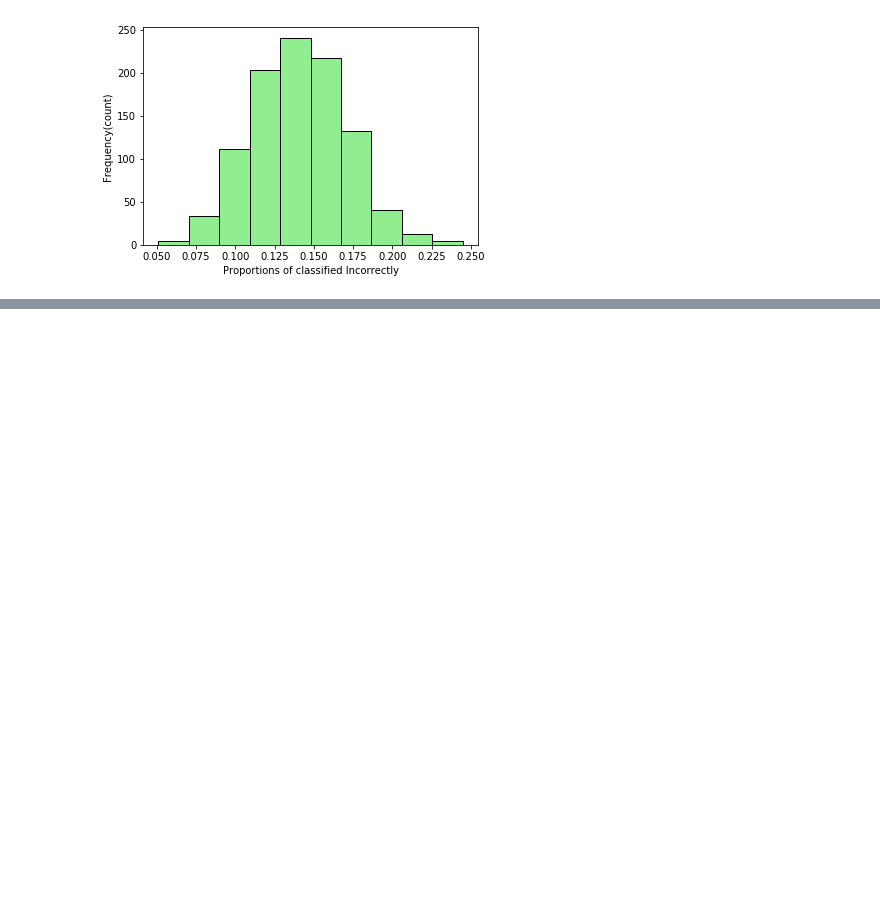
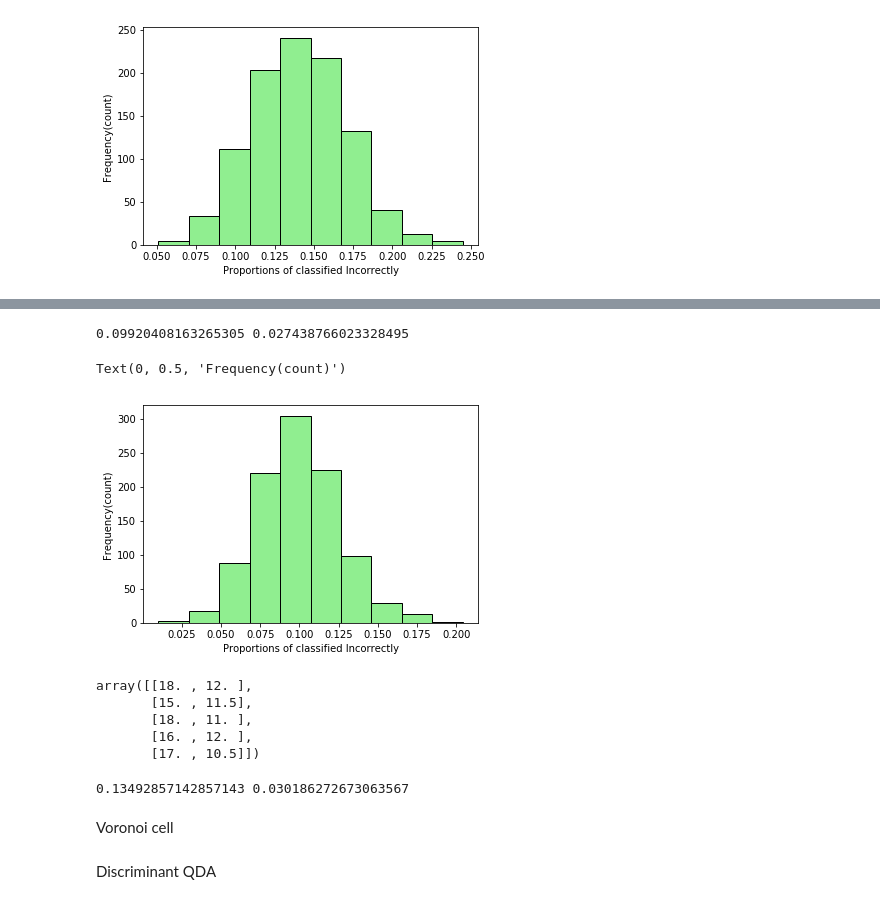
Before and after one commit to DavidWants2Learn/DataScienceBootCamp, a Jupyter notebook: May30 - Bayesian Statistics.ipynb, the cells around one changed output, grey strips where cells are left out. Saved outputs shown, nothing was run; the diff lists cells and outputs as text; code cells hidden in the pictures; blank space fills up the shorter version.

```diff
--- a/May30 - Bayesian Statistics.ipynb
+++ b/May30 - Bayesian Statistics.ipynb
@@ -121,0 +143,31 @@ Text(0, 0.5, 'Frequency(count)')
+# %%
+DF=pd.get_dummies(df,columns=["origin"])
+X=np.array(DF.drop(columns=["cyl"]))
+# %%
+gnb = GaussianNB()
+errs=[]
+nsplits=1000
+for split in range(nsplits):
+    xtrain, xtest, ytrain, ytest = train_test_split(X,Y)
+    gnb.fit(xtrain,ytrain)
+    YP = gnb.predict(xtest)
+    errs.append(1-accuracy_score(ytest, YP))
+print(np.mean(errs), np.std(errs))
+# %% [output]
+0.09920408163265305 0.027438766023328495
+# %%
+plt.hist(errs, edgecolor="black", color = "lightgreen")
+plt.xlabel("Proportions of classified Incorrectly")
+plt.ylabel("Frequency(count)")
+# %% [output]
+Text(0, 0.5, 'Frequency(count)')
+[figure, added]
+# %%
+X = np.array(df[["mpg","accel"]])
+X[:5]
+# %% [output]
+array([[18. , 12. ],
+       [15. , 11.5],
+       [18. , 11. ],
+       [16. , 12. ],
+       [17. , 10.5]])
@@ -121,0 +176,16 @@ Text(0, 0.5, 'Frequency(count)')
+# %%
+KNN = KNeighborsClassifier(n_neighbors=13)
+errs=[]
+nsplits=1000
+for split in range(nsplits):
+    xtrain, xtest, ytrain, ytest = train_test_split(X,Y)
+    KNN.fit(xtrain,ytrain)
+    YP = KNN.predict(xtest)
+    errs.append(1-accuracy_score(ytest, YP))
+print(np.mean(errs), np.std(errs))
+# %% [output]
+0.13492857142857143 0.030186272673063567
+# %% [markdown]
+Voronoi cell
+# %% [markdown]
+Discriminant QDA
```
Also changed, not shown: parts of 4 cells of this notebook.
